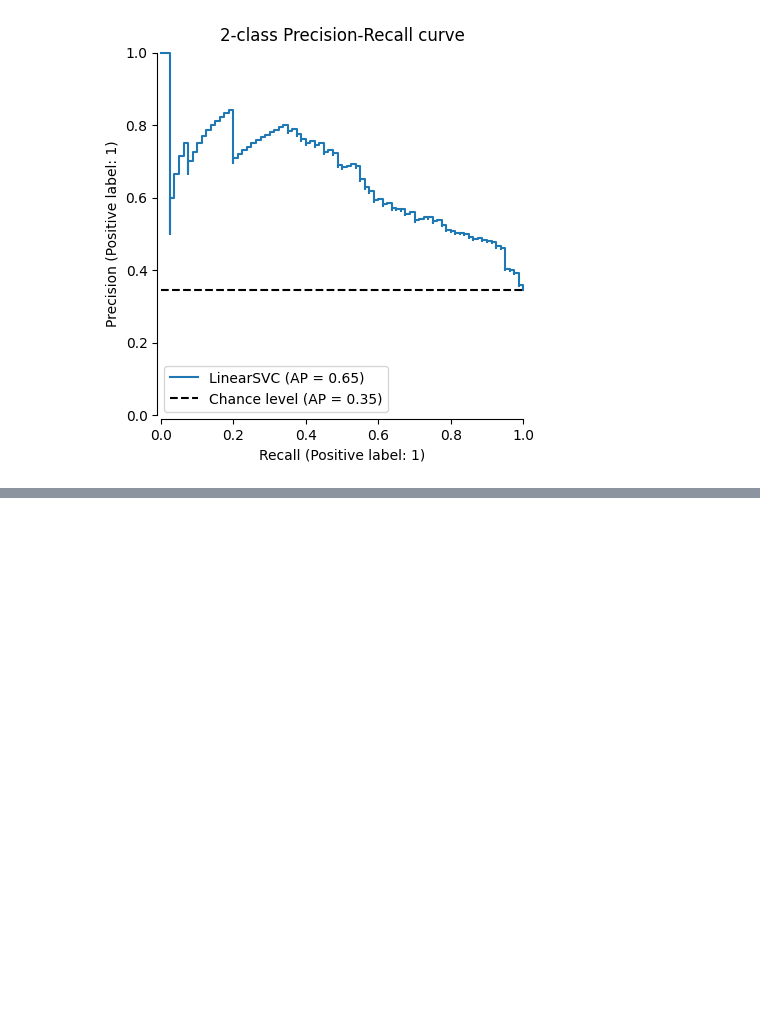
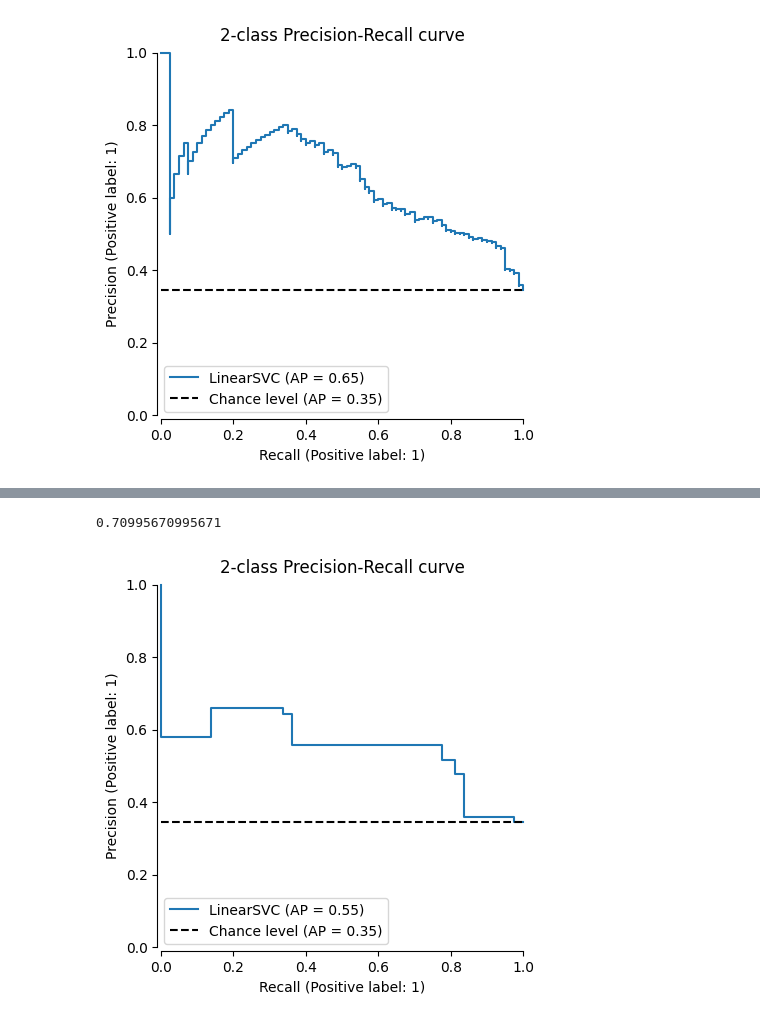
Before and after one commit to pratiksontakke/evaluation_03_ml, a Jupyter notebook: logistic_regression_decision_trees.ipynb, the cells around one changed output, grey strips where cells are left out. Drawn from its saved outputs; the diff is of its cells as text; code cells hidden in the pictures; blank space fills up the shorter version.

```diff
--- a/logistic_regression_decision_trees.ipynb
+++ b/logistic_regression_decision_trees.ipynb
@@ -117,0 +156,11 @@ _ = display.ax_.set_title("2-class Precision-Recall curve")
+# %%
+clf_.score(X_test, y_test)
+# %% [output]
+0.70995670995671
+# %%
+display = PrecisionRecallDisplay.from_estimator(
+    clf_, X_test, y_test, name="LinearSVC", plot_chance_level=True, despine=True
+)
+_ = display.ax_.set_title("2-class Precision-Recall curve")
+# %% [output]
+[figure, added]
```
Also changed, not shown: parts of 15 cells of this notebook.
